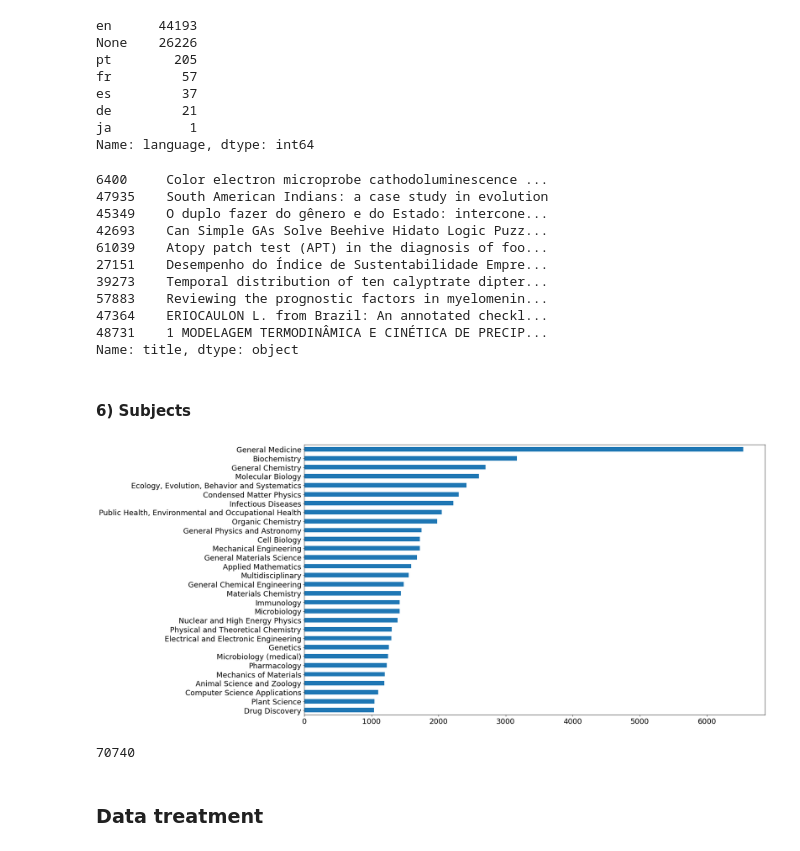
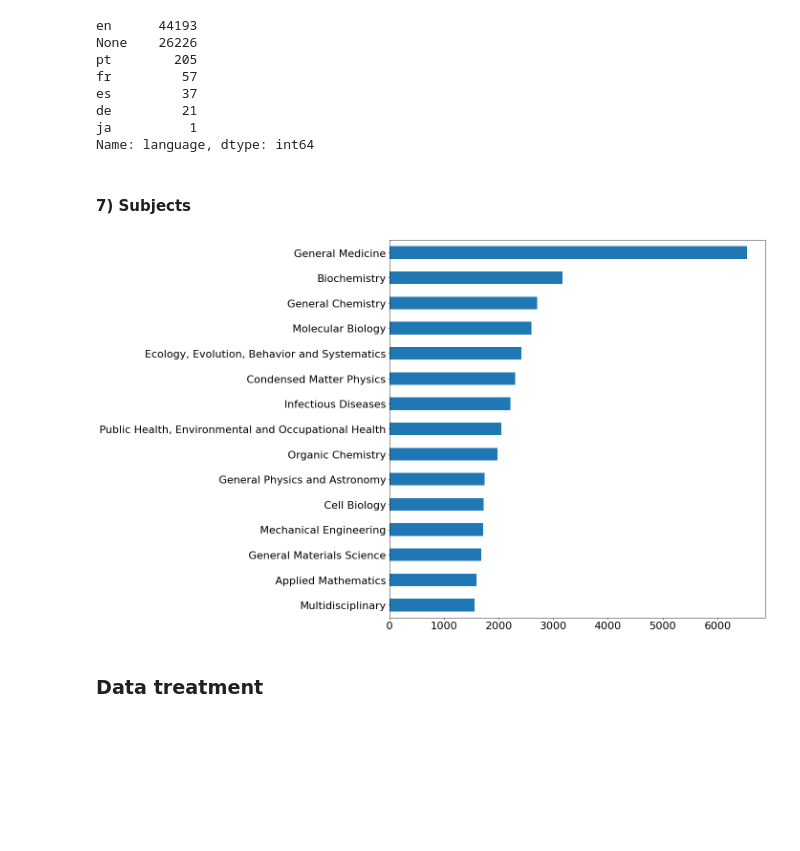
Before and after one commit to pedroboechat/COS738_BuscaMineracaoTexto_TrabFinal, a Jupyter notebook: notebook.ipynb, the cells around one changed output. Cells and saved outputs as stored; diff of their text form; code cells hidden in the pictures; blank space fills up the shorter version.

```diff
--- a/notebook.ipynb
+++ b/notebook.ipynb
@@ -103,30 +80,15 @@ es         37
 de         21
 ja          1
 Name: language, dtype: int64
-# %%
-df.loc[pd.isna(df["language"])]["title"].dropna().sample(10)
-# %% [output]
-6400     Color electron microprobe cathodoluminescence ...
-47935    South American Indians: a case study in evolution
-45349    O duplo fazer do gênero e do Estado: intercone...
-42693    Can Simple GAs Solve Beehive Hidato Logic Puzz...
-61039    Atopy patch test (APT) in the diagnosis of foo...
-27151    Desempenho do Índice de Sustentabilidade Empre...
-39273    Temporal distribution of ten calyptrate dipter...
-57883    Reviewing the prognostic factors in myelomenin...
-47364    ERIOCAULON L. from Brazil: An annotated checkl...
-48731    1 MODELAGEM TERMODINÂMICA E CINÉTICA DE PRECIP...
-Name: title, dtype: object
 # %% [markdown]
-#### 6) Subjects
+#### 7) Subjects
 # %%
-df.explode("subject")["subject"].value_counts().head(30).iloc[::-1].plot(kind="barh", figsize=(20,12));
+df.explode("subject")["subject"].value_counts().head(15).iloc[::-1].plot(kind="barh", figsize=(20,12));
+plt.tight_layout()
+plt.rcParams.update({'font.size': 22})
+plt.savefig("./data/subjects.pdf")
 # %% [output]
-[figure, old version]
+[figure, new version]
-# %%
-len(df)
-# %% [output]
-70740
 # %% [markdown]
 ### Data treatment
 # %% [markdown]
```
Also changed, not shown: parts of 30 cells of this notebook.
